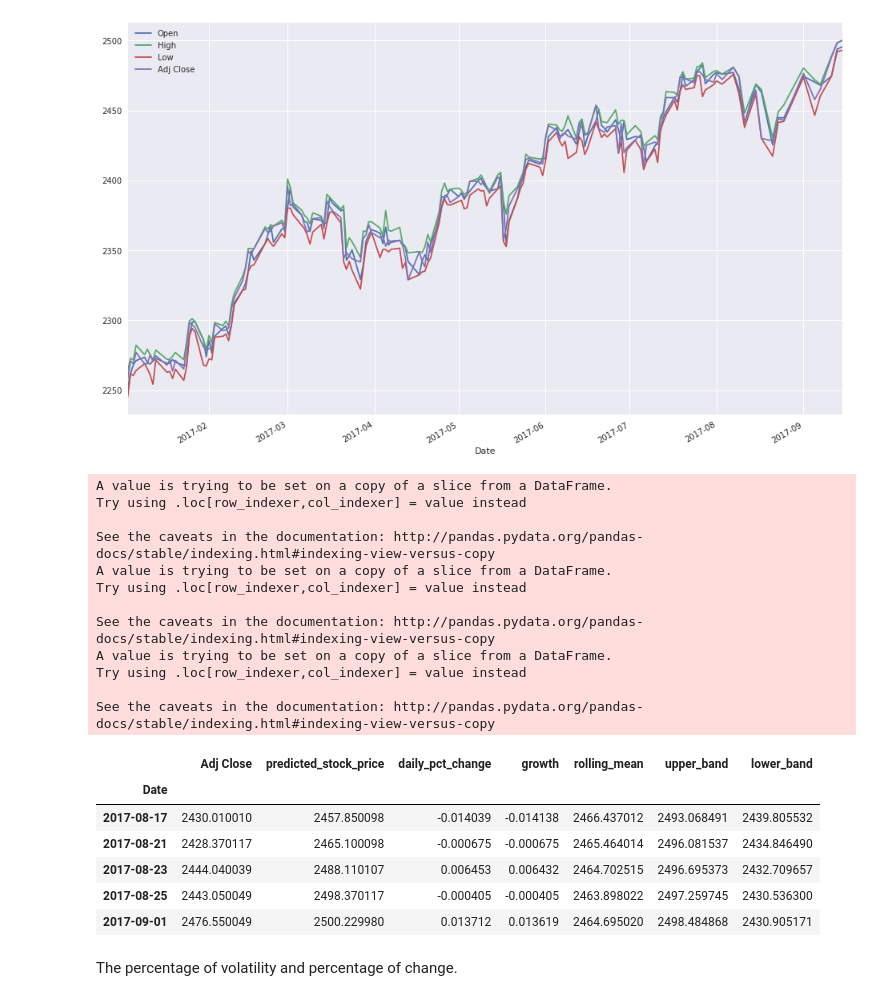
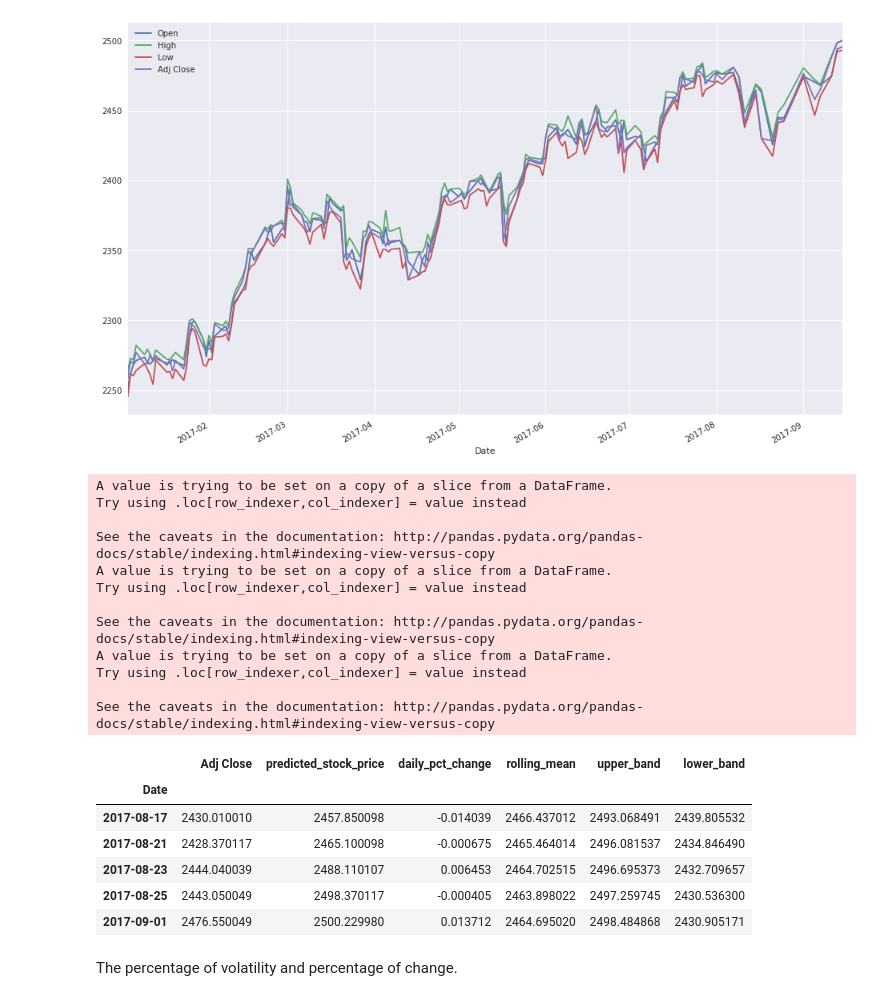
Before and after one commit to edantonio505/capstone_report, a Jupyter notebook: capstone_report.ipynb, the cells around one changed output. Drawn from its saved outputs; the diff is of its cells as text; code cells hidden in the pictures.

```diff
--- a/capstone_report.ipynb
+++ b/capstone_report.ipynb
@@ -190,53 +190,48 @@ data = data[:-days_in_advanced]
 chosen_cols = [
     'Adj Close',
     'predicted_stock_price',
-    'daily_pct_change',
-    'growth'
+    'daily_pct_change'
 ]
 
 # #Set number of days and standard deviations to use for rolling lookback period for Bollinger band calculation
 no_of_std = 2
 window_roll = 20
+
 data['daily_pct_change'] = data['Adj Close'].pct_change(1)
-data['growth']  = np.log(data['Adj Close']) - np.log(data['Adj Close'].shift(1))
 df_no_headlines = data[chosen_cols]
 
 #Calculate rolling mean and standard deviation using number of days set above
 rolling_mean = df_no_headlines['Adj Close'].rolling(window_roll).mean()
 rolling_std = df_no_headlines['Adj Close'].rolling(window_roll).std()
 #create two new DataFrame columns to hold values of upper and lower Bollinger bands
 df_no_headlines['rolling_mean'] = rolling_mean
 df_no_headlines['upper_band'] = rolling_mean + (rolling_std * no_of_std)
 df_no_headlines['lower_band'] = rolling_mean - (rolling_std * no_of_std)
 
 
-
 df_no_headlines.fillna(0, inplace=True)
-
-# df_no_headlines.plot(figsize=(16,10))
-
 df_no_headlines.tail()
 # =============================================
 # %% [output]
 A value is trying to be set on a copy of a slice from a DataFrame.
 Try using .loc[row_indexer,col_indexer] = value instead
 
 See the caveats in the documentation: http://pandas.pydata.org/pandas-docs/stable/indexing.html#indexing-view-versus-copy
 A value is trying to be set on a copy of a slice from a DataFrame.
 Try using .loc[row_indexer,col_indexer] = value instead
 
 See the caveats in the documentation: http://pandas.pydata.org/pandas-docs/stable/indexing.html#indexing-view-versus-copy
 A value is trying to be set on a copy of a slice from a DataFrame.
 Try using .loc[row_indexer,col_indexer] = value instead
 
 See the caveats in the documentation: http://pandas.pydata.org/pandas-docs/stable/indexing.html#indexing-view-versus-copy
-|  | Adj Close | predicted_stock_price | daily_pct_change | growth | rolling_mean | upper_band | lower_band |
-| Date |  |  |  |  |  |  |  |
-| 2017-08-17 | 2430.010010 | 2457.850098 | -0.014039 | -0.014138 | 2466.437012 | 2493.068491 | 2439.805532 |
-| 2017-08-21 | 2428.370117 | 2465.100098 | -0.000675 | -0.000675 | 2465.464014 | 2496.081537 | 2434.846490 |
-| 2017-08-23 | 2444.040039 | 2488.110107 | 0.006453 | 0.006432 | 2464.702515 | 2496.695373 | 2432.709657 |
-| 2017-08-25 | 2443.050049 | 2498.370117 | -0.000405 | -0.000405 | 2463.898022 | 2497.259745 | 2430.536300 |
-| 2017-09-01 | 2476.550049 | 2500.229980 | 0.013712 | 0.013619 | 2464.695020 | 2498.484868 | 2430.905171 |
+|  | Adj Close | predicted_stock_price | daily_pct_change | rolling_mean | upper_band | lower_band |
+| Date |  |  |  |  |  |  |
+| 2017-08-17 | 2430.010010 | 2457.850098 | -0.014039 | 2466.437012 | 2493.068491 | 2439.805532 |
+| 2017-08-21 | 2428.370117 | 2465.100098 | -0.000675 | 2465.464014 | 2496.081537 | 2434.846490 |
+| 2017-08-23 | 2444.040039 | 2488.110107 | 0.006453 | 2464.702515 | 2496.695373 | 2432.709657 |
+| 2017-08-25 | 2443.050049 | 2498.370117 | -0.000405 | 2463.898022 | 2497.259745 | 2430.536300 |
+| 2017-09-01 | 2476.550049 | 2500.229980 | 0.013712 | 2464.695020 | 2498.484868 | 2430.905171 |
 # %% [markdown]
 <p>The percentage of volatility and percentage of change.</p>
 # %%
```
Also changed, not shown: parts of 4 cells of this notebook.
